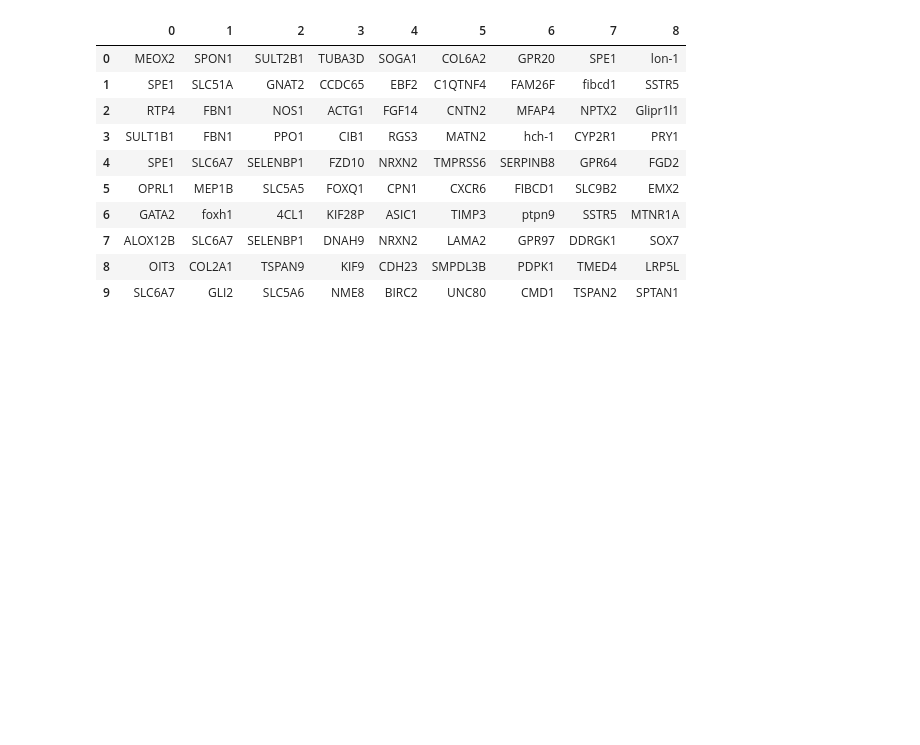
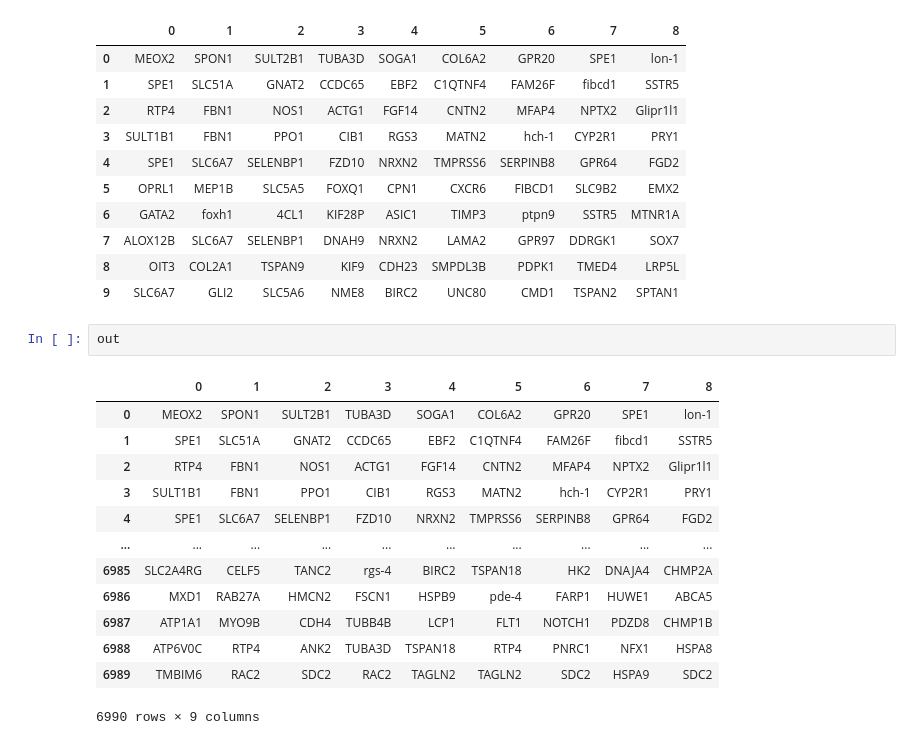
Before and after one commit to ateferos77/Butryllus_Brain_scRNAseq, a Jupyter notebook: Botryllus_dataset2_Base.ipynb, the cells around one changed output. Cells and saved outputs as stored; diff of their text form; blank space fills up the shorter version.

```diff
--- a/Botryllus_dataset2_Base.ipynb
+++ b/Botryllus_dataset2_Base.ipynb
@@ -724,3 +749,19 @@ out.head(10)
 | 7 | ALOX12B | SLC6A7 | SELENBP1 | DNAH9 | NRXN2 | LAMA2 | GPR97 | DDRGK1 | SOX7 |
 | 8 | OIT3 | COL2A1 | TSPAN9 | KIF9 | CDH23 | SMPDL3B | PDPK1 | TMED4 | LRP5L |
 | 9 | SLC6A7 | GLI2 | SLC5A6 | NME8 | BIRC2 | UNC80 | CMD1 | TSPAN2 | SPTAN1 |
+# %%
+out
+# %% [output]
+|  | 0 | 1 | 2 | 3 | 4 | 5 | 6 | 7 | 8 |
+| 0 | MEOX2 | SPON1 | SULT2B1 | TUBA3D | SOGA1 | COL6A2 | GPR20 | SPE1 | lon-1 |
+| 1 | SPE1 | SLC51A | GNAT2 | CCDC65 | EBF2 | C1QTNF4 | FAM26F | fibcd1 | SSTR5 |
+| 2 | RTP4 | FBN1 | NOS1 | ACTG1 | FGF14 | CNTN2 | MFAP4 | NPTX2 | Glipr1l1 |
+| 3 | SULT1B1 | FBN1 | PPO1 | CIB1 | RGS3 | MATN2 | hch-1 | CYP2R1 | PRY1 |
+| 4 | SPE1 | SLC6A7 | SELENBP1 | FZD10 | NRXN2 | TMPRSS6 | SERPINB8 | GPR64 | FGD2 |
+| ... | ... | ... | ... | ... | ... | ... | ... | ... | ... |
+| 6985 | SLC2A4RG | CELF5 | TANC2 | rgs-4 | BIRC2 | TSPAN18 | HK2 | DNAJA4 | CHMP2A |
+| 6986 | MXD1 | RAB27A | HMCN2 | FSCN1 | HSPB9 | pde-4 | FARP1 | HUWE1 | ABCA5 |
+| 6987 | ATP1A1 | MYO9B | CDH4 | TUBB4B | LCP1 | FLT1 | NOTCH1 | PDZD8 | CHMP1B |
+| 6988 | ATP6V0C | RTP4 | ANK2 | TUBA3D | TSPAN18 | RTP4 | PNRC1 | NFX1 | HSPA8 |
+| 6989 | TMBIM6 | RAC2 | SDC2 | RAC2 | TAGLN2 | TAGLN2 | SDC2 | HSPA9 | SDC2 |
+6990 rows × 9 columns
```
Also changed, not shown: parts of 8 cells of this notebook.
